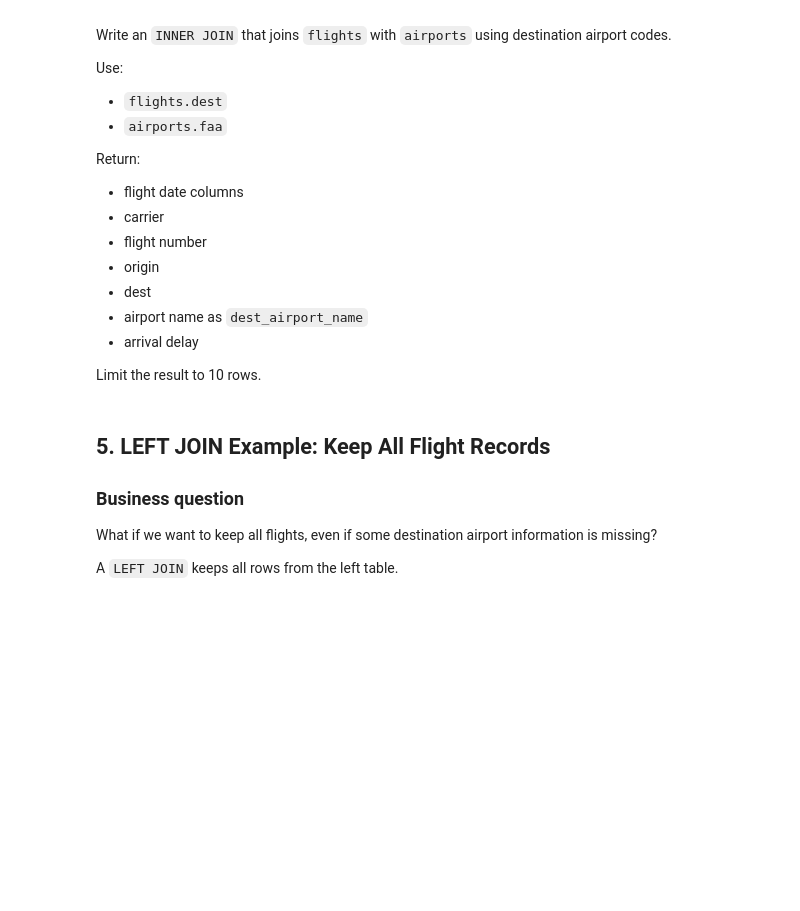
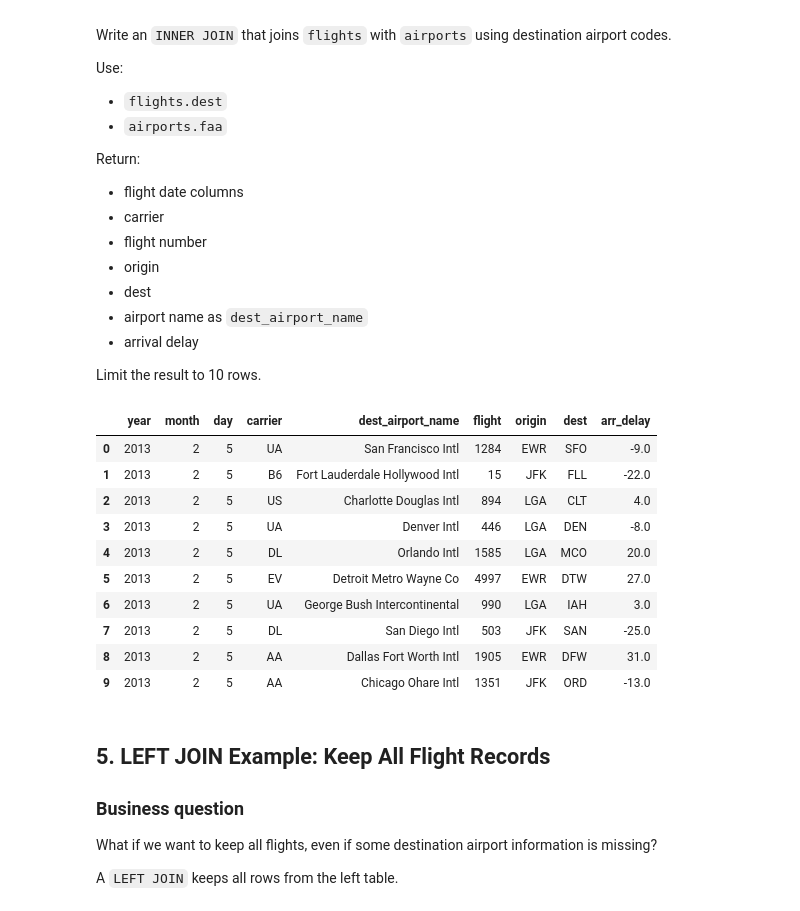
Before and after one commit to emri07/BAN6003_weeks_9-10_Emri_Rodriguez, a Jupyter notebook: notebooks/module10_sql_joins_abt_guided_lab.ipynb, the cells around one changed output. Cells and saved outputs as stored; diff of their text form; code cells hidden in the pictures; blank space fills up the shorter version.

Commit message:
Complete Module 10 SQL joins and ABT lab

```diff
--- a/notebooks/module10_sql_joins_abt_guided_lab.ipynb
+++ b/notebooks/module10_sql_joins_abt_guided_lab.ipynb
@@ -236,11 +257,36 @@ Limit the result to 10 rows.
 # %%
 # Your Turn 1
 
 query = '''
-
+SELECT
+    f.year,
+    f.month,
+    f.day,
+    f.carrier,
+    a.name AS dest_airport_name,
+    f.flight,
+    f.origin,
+    f.dest,
+    f.arr_delay
+FROM flights AS f
+INNER JOIN airports AS a
+    ON f.dest = a.faa
+LIMIT 10;
 '''
 
 run_query(query, engine)
+# %% [output]
+|  | year | month | day | carrier | dest_airport_name | flight | origin | dest | arr_delay |
+| 0 | 2013 | 2 | 5 | UA | San Francisco Intl | 1284 | EWR | SFO | -9.0 |
+| 1 | 2013 | 2 | 5 | B6 | Fort Lauderdale Hollywood Intl | 15 | JFK | FLL | -22.0 |
+| 2 | 2013 | 2 | 5 | US | Charlotte Douglas Intl | 894 | LGA | CLT | 4.0 |
+| 3 | 2013 | 2 | 5 | UA | Denver Intl | 446 | LGA | DEN | -8.0 |
+| 4 | 2013 | 2 | 5 | DL | Orlando Intl | 1585 | LGA | MCO | 20.0 |
+| 5 | 2013 | 2 | 5 | EV | Detroit Metro Wayne Co | 4997 | EWR | DTW | 27.0 |
+| 6 | 2013 | 2 | 5 | UA | George Bush Intercontinental | 990 | LGA | IAH | 3.0 |
+| 7 | 2013 | 2 | 5 | DL | San Diego Intl | 503 | JFK | SAN | -25.0 |
+| 8 | 2013 | 2 | 5 | AA | Dallas Fort Worth Intl | 1905 | EWR | DFW | 31.0 |
+| 9 | 2013 | 2 | 5 | AA | Chicago Ohare Intl | 1351 | JFK | ORD | -13.0 |
 # %% [markdown]
 ## 5. LEFT JOIN Example: Keep All Flight Records
 
```
Also changed, not shown: parts of 30 cells of this notebook, 2 other files.
